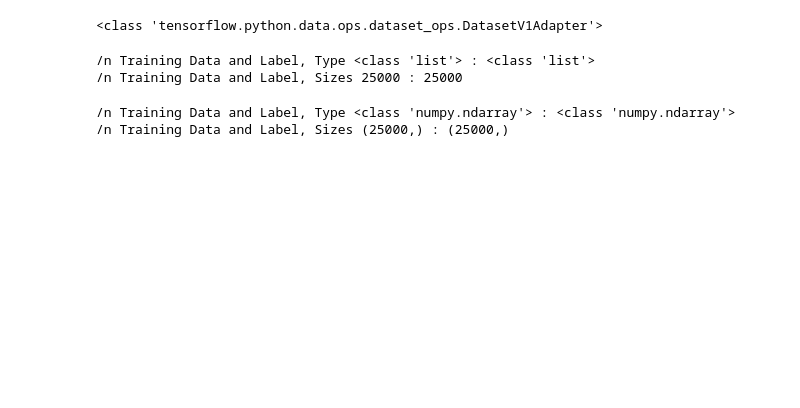
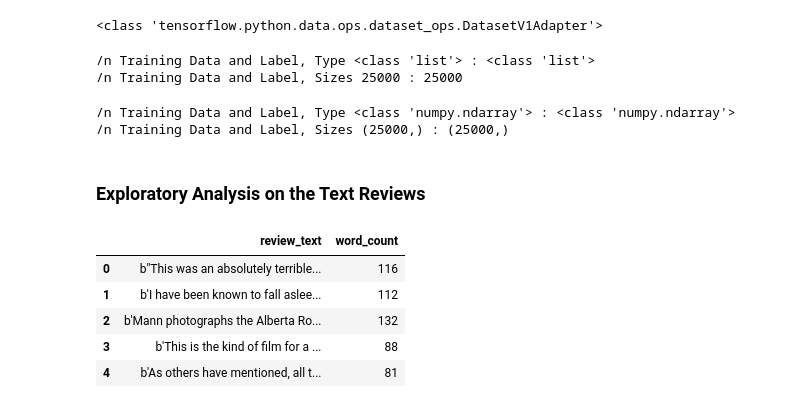
Before and after one commit to DipakBagal/Sentiment-Analysis-UserReviews, a Jupyter notebook: IMDB_Reviews_DeepLearning_(v2).ipynb, the cells around one changed output. Drawn from its saved outputs; the diff is of its cells as text; code cells hidden in the pictures; blank space fills up the shorter version.

```diff
--- a/IMDB_Reviews_DeepLearning_(v2).ipynb
+++ b/IMDB_Reviews_DeepLearning_(v2).ipynb
@@ -89,3 +75,5 @@ print('/n Training Data and Label, Sizes {} : {}' .format((X_train.shape) , (y_t
 # %% [output]
 /n Training Data and Label, Type <class 'numpy.ndarray'> : <class 'numpy.ndarray'>
 /n Training Data and Label, Sizes (25000,) : (25000,)
+# %% [markdown]
+### Exploratory Analysis on the Text Reviews
@@ -91,0 +92,9 @@ print('/n Training Data and Label, Sizes {} : {}' .format((X_train.shape) , (y_t
+# %%
+X_train_pd.head()
+# %% [output]
+|  | review_text | word_count |
+| 0 | b"This was an absolutely terrible... | 116 |
+| 1 | b'I have been known to fall aslee... | 112 |
+| 2 | b'Mann photographs the Alberta Ro... | 132 |
+| 3 | b'This is the kind of film for a ... | 88 |
+| 4 | b'As others have mentioned, all t... | 81 |
```
Also changed, not shown: parts of 30 cells of this notebook.
